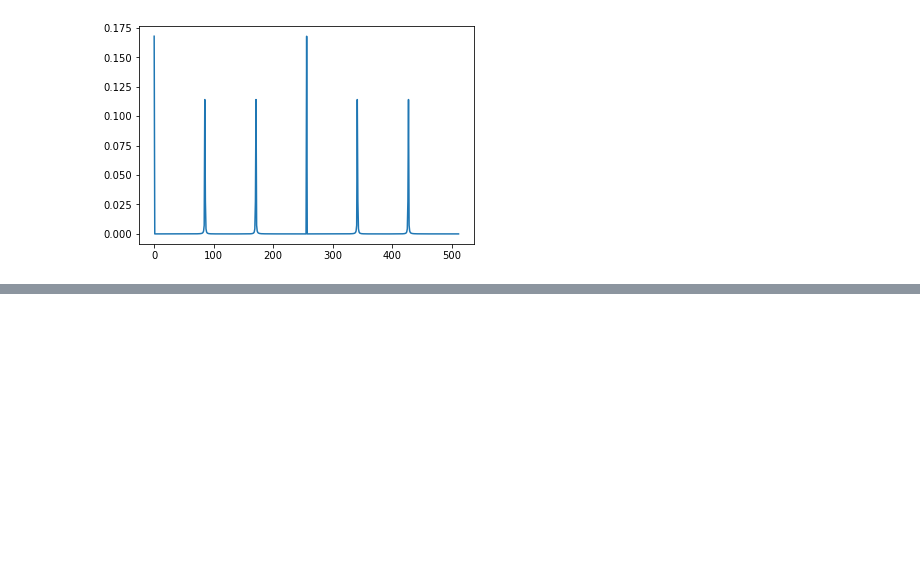
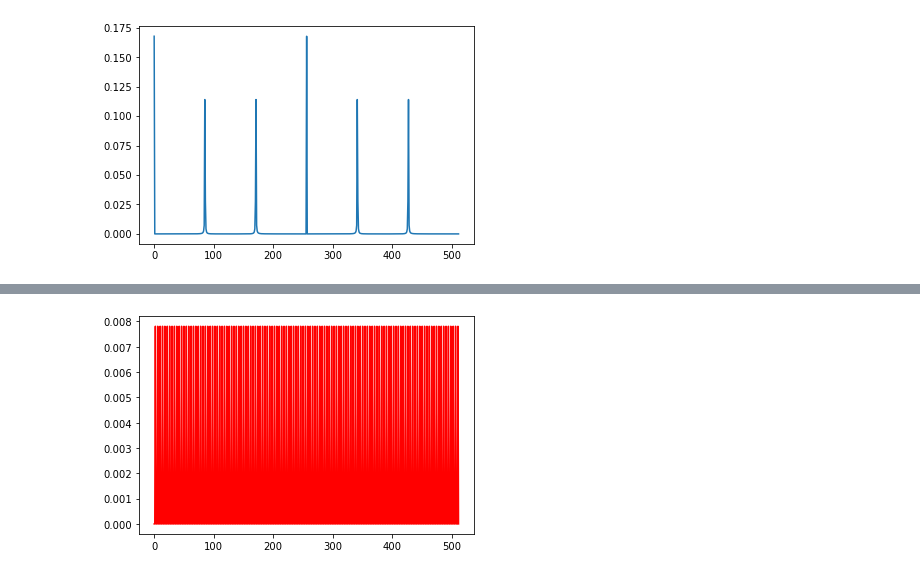
Before and after one commit to jt9485/shor, a Jupyter notebook: notebook.ipynb, the cells around one changed output, grey strips where cells are left out. Drawn from its saved outputs; the diff is of its cells as text; code cells hidden in the pictures; blank space fills up the shorter version.

```diff
--- a/notebook.ipynb
+++ b/notebook.ipynb
@@ -26,0 +82,24 @@ plt.show()
+# %%
+def phi_3(reg):
+    n_states = reg["n_states"]
+    prob = reg["prob"]
+
+    j = random.randint(0, n_states-1)
+    x_b = shor.power_mod(x, j, N)
+
+    cnt = 0
+    for j in range(n_states):
+        if x_b == shor.power_mod(x, j, N):
+            cnt += 1
+
+    for j in range(n_states):
+        if x_b == shor.power_mod(x, j, N):
+            prob[j] = 1 / cnt
+        else:
+            prob[j] = 0
+# %%
+phi_3(QReg)
+plt.plot(QReg["prob"], 'r')
+plt.show()
+# %% [output]
+[figure, added]
```
Also changed, not shown: parts of 10 cells of this notebook.
